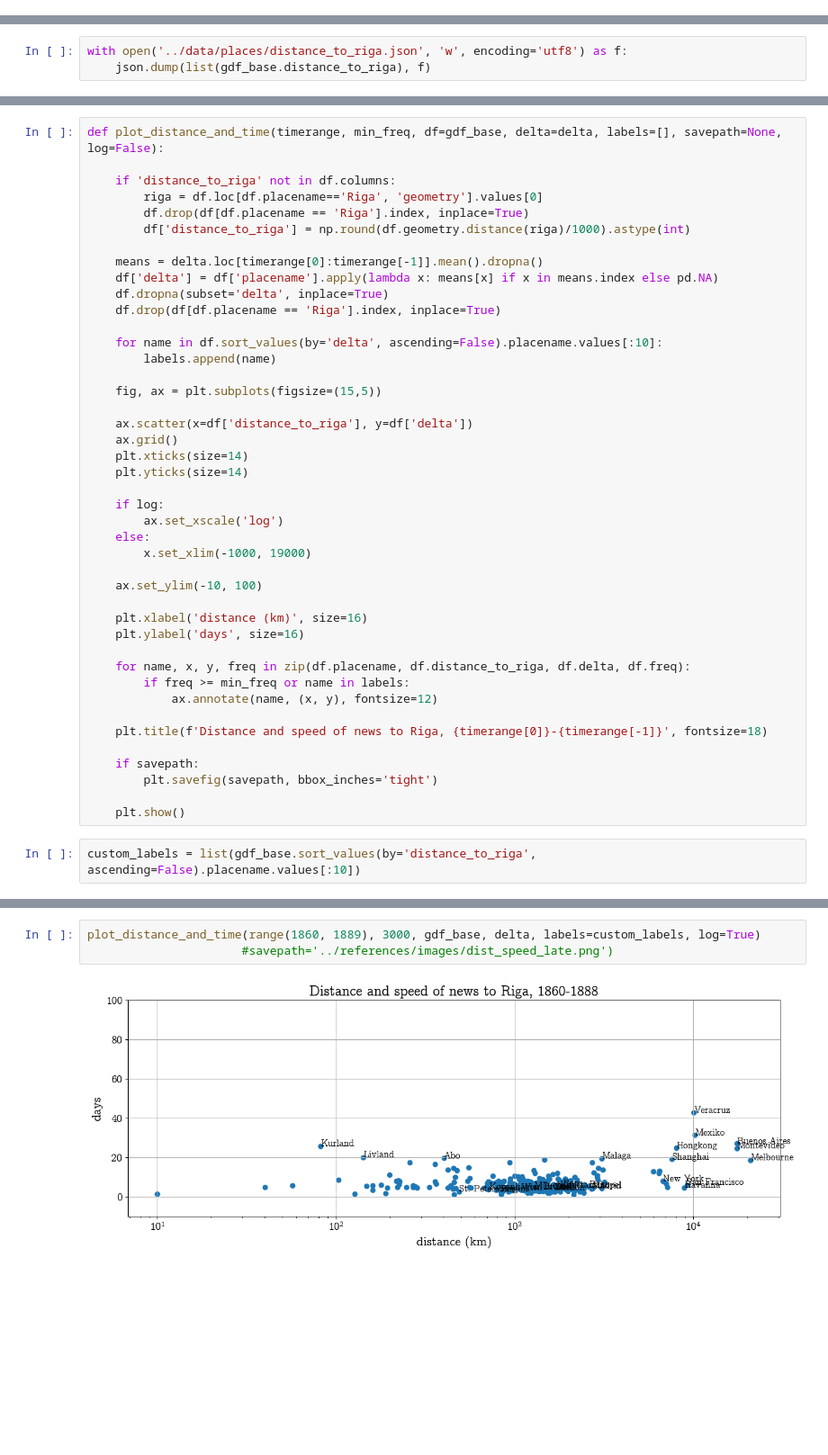
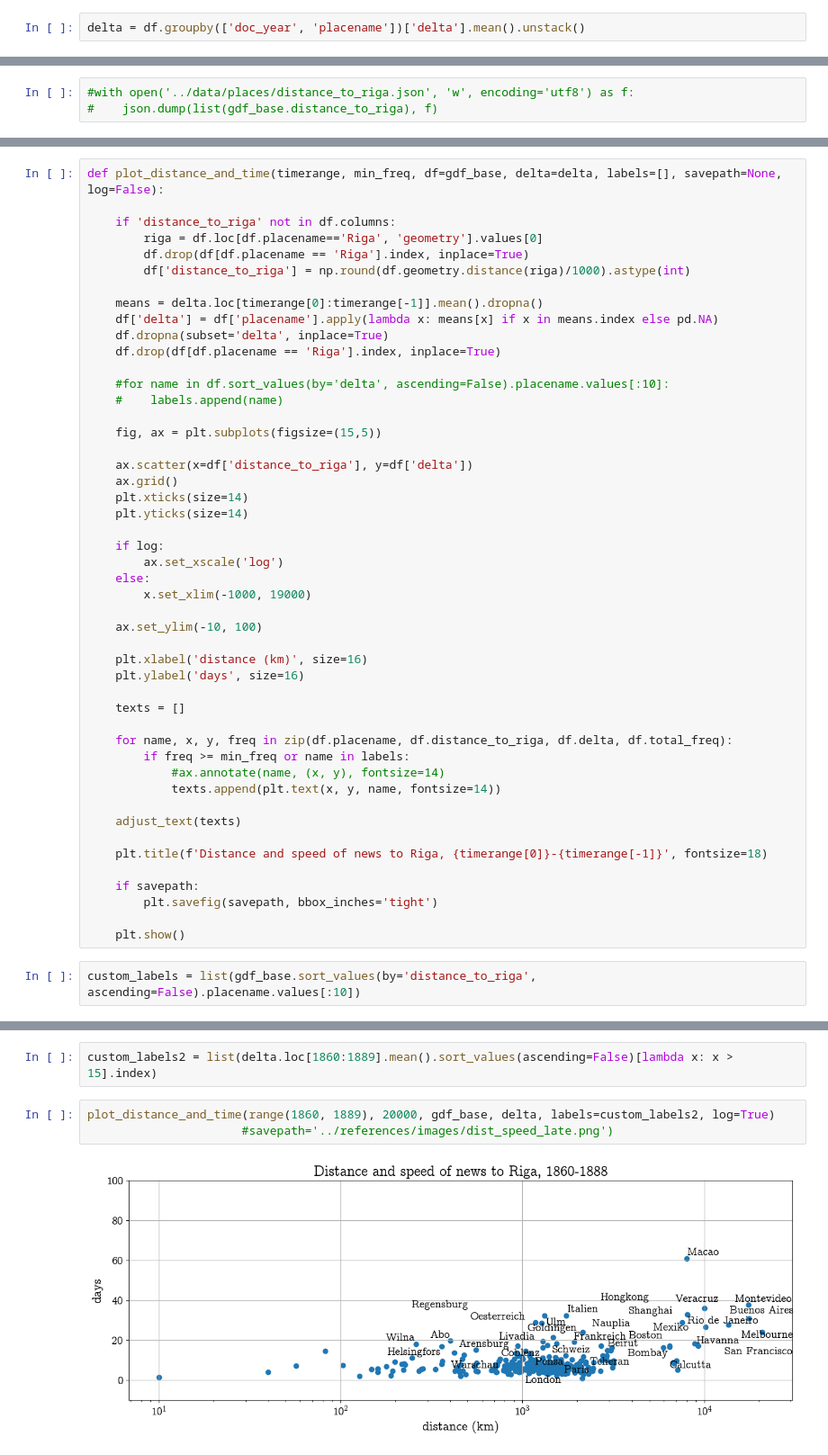
Before and after one commit to krkryger/rigasche-zeitung, a Jupyter notebook: notebooks/spatial.ipynb, the cells around one changed output, grey strips where cells are left out. Shown: that part at 90% size. Drawn from its saved outputs; the diff is of its cells as text; blank space fills up the shorter version.

Commit message:
Updated spatial with new data, generated points

```diff
--- a/notebooks/spatial.ipynb
+++ b/notebooks/spatial.ipynb
@@ -29,3 +30,5 @@ delta = pd.read_csv('../data/average_times.tsv', sep='\t', encoding='utf8', inde
+# %%
+delta = df.groupby(['doc_year', 'placename'])['delta'].mean().unstack()
 # %%
 # GeoPandas DataFrame from the coordinates
 gdf_base = gpd.GeoDataFrame(places, geometry=gpd.points_from_xy(places.longitude, places.latitude), crs='EPSG:4326')
@@ -35,5 +38,5 @@ gdf_base.to_crs(crs='ESRI:102014', inplace=True) # projection used for my visual
 riga = gdf_base.loc[gdf_base.placename=='Riga', 'geometry'].values[0]
 gdf_base['distance_to_riga'] = np.round(gdf_base.geometry.distance(riga)/1000).astype(int)
 # %%
-with open('../data/places/distance_to_riga.json', 'w', encoding='utf8') as f:
-    json.dump(list(gdf_base.distance_to_riga), f)
+#with open('../data/places/distance_to_riga.json', 'w', encoding='utf8') as f:
+#    json.dump(list(gdf_base.distance_to_riga), f)
@@ -208,8 +257,8 @@ def plot_distance_and_time(timerange, min_freq, df=gdf_base, delta=delta, labels
     df.dropna(subset='delta', inplace=True)
     df.drop(df[df.placename == 'Riga'].index, inplace=True)
 
-    for name in df.sort_values(by='delta', ascending=False).placename.values[:10]:
-        labels.append(name)
+    #for name in df.sort_values(by='delta', ascending=False).placename.values[:10]:
+    #    labels.append(name)
 
     fig, ax = plt.subplots(figsize=(15,5))
 
@@ -228,9 +277,14 @@ def plot_distance_and_time(timerange, min_freq, df=gdf_base, delta=delta, labels
     plt.xlabel('distance (km)', size=16)
     plt.ylabel('days', size=16)
 
-    for name, x, y, freq in zip(df.placename, df.distance_to_riga, df.delta, df.freq):
+    texts = []
+
+    for name, x, y, freq in zip(df.placename, df.distance_to_riga, df.delta, df.total_freq):
         if freq >= min_freq or name in labels:
-            ax.annotate(name, (x, y), fontsize=12)
+            #ax.annotate(name, (x, y), fontsize=14)
+            texts.append(plt.text(x, y, name, fontsize=14))
+
+    adjust_text(texts)
 
     plt.title(f'Distance and speed of news to Riga, {timerange[0]}-{timerange[-1]}', fontsize=18)
 
@@ -248,5 +302,7 @@ plot_distance_and_time(range(1802, 1860), 3000, gdf_base, delta, labels=custom_l
+# %%
+custom_labels2 = list(delta.loc[1860:1889].mean().sort_values(ascending=False)[lambda x: x > 15].index)
 # %%
-plot_distance_and_time(range(1860, 1889), 3000, gdf_base, delta, labels=custom_labels, log=True)
+plot_distance_and_time(range(1860, 1889), 20000, gdf_base, delta, labels=custom_labels2, log=True)
                       #savepath='../references/images/dist_speed_late.png')
 # %% [output]
-[figure, old version]
+[figure, new version]
```
Also changed, not shown: parts of 18 cells of this notebook.
